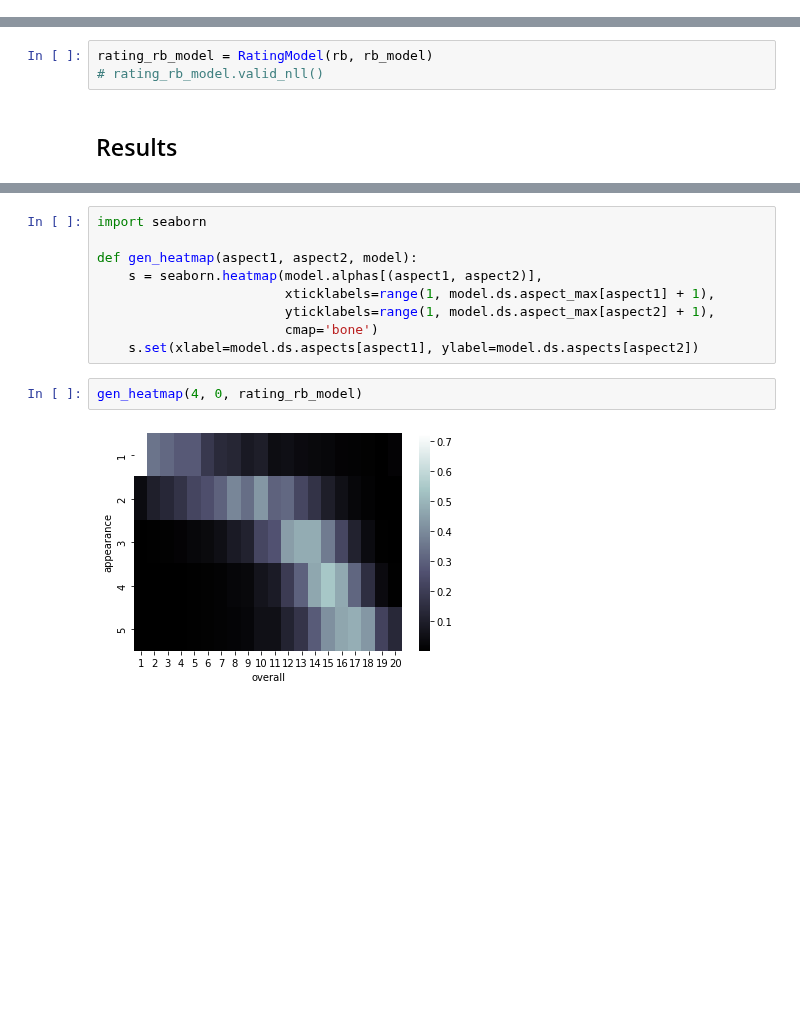
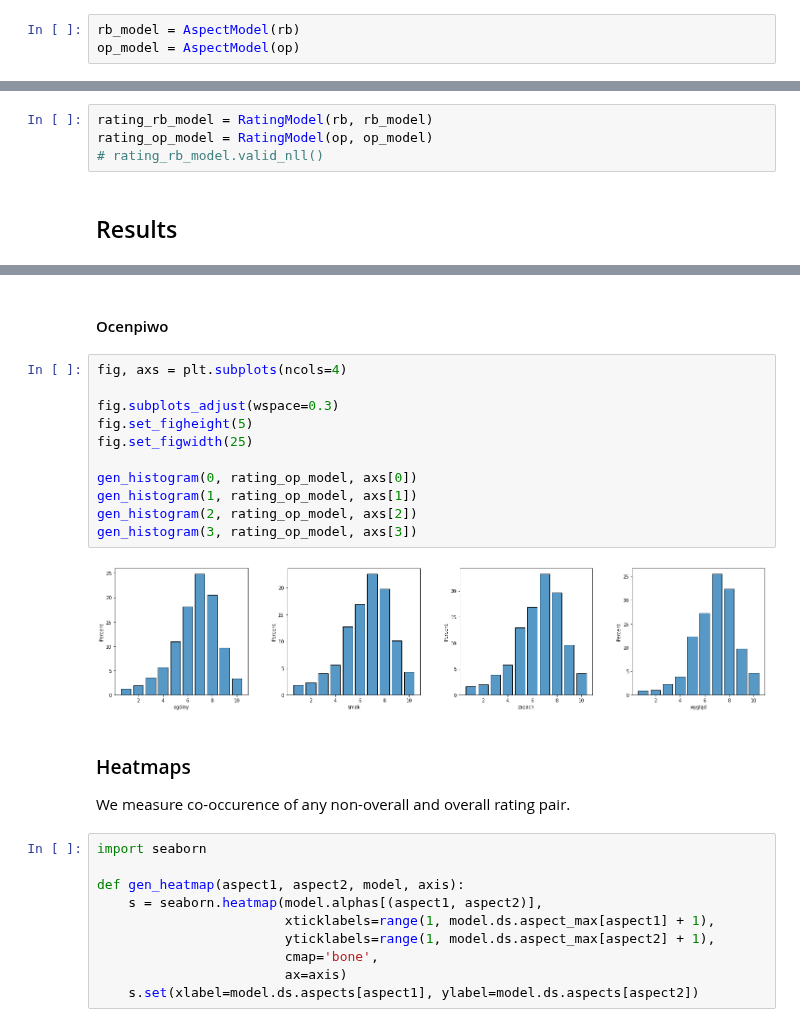
Before and after one commit to madziejm/1e100-ibu, a Jupyter notebook: 1e100ibu.ipynb, the cells around one changed output, grey strips where cells are left out. Cells and saved outputs as stored; diff of their text form; blank space fills up the shorter version.

```diff
--- a/1e100ibu.ipynb
+++ b/1e100ibu.ipynb
@@ -824,3 +839,6 @@ rb_model.load_weights('/content/saves/2022-02-07 18:16:04.214631-<class \'__main
+# %%
+rb_model = AspectModel(rb)
+op_model = AspectModel(op)
 # %% [markdown]
 ## PALELAGER based rating prediction
 # %% [markdown]
@@ -991,6 +1013,7 @@ class RatingModel():
             print()
 # %%
 rating_rb_model = RatingModel(rb, rb_model)
+rating_op_model = RatingModel(op, op_model)
 # rating_rb_model.valid_nll()
 # %% [markdown]
 ## Results
@@ -1069,13 +1127,29 @@ Predicted aspects ratings:  appearance: 5 aroma: 10 palate: 5 taste: 9 overall:
+# %% [markdown]
+#### Ocenpiwo
+# %%
+fig, axs = plt.subplots(ncols=4)
+
+fig.subplots_adjust(wspace=0.3)
+fig.set_figheight(5)
+fig.set_figwidth(25)
+
+gen_histogram(0, rating_op_model, axs[0])
+gen_histogram(1, rating_op_model, axs[1])
+gen_histogram(2, rating_op_model, axs[2])
+gen_histogram(3, rating_op_model, axs[3])
+# %% [output]
+[figure, added]
+# %% [markdown]
+### Heatmaps
+
+We measure co-occurence of any non-overall and overall rating pair.
 # %%
 import seaborn
 
-def gen_heatmap(aspect1, aspect2, model):
+def gen_heatmap(aspect1, aspect2, model, axis):
     s = seaborn.heatmap(model.alphas[(aspect1, aspect2)],
                         xticklabels=range(1, model.ds.aspect_max[aspect1] + 1),
                         yticklabels=range(1, model.ds.aspect_max[aspect2] + 1),
-                        cmap='bone')
+                        cmap='bone',
+                        ax=axis)
     s.set(xlabel=model.ds.aspects[aspect1], ylabel=model.ds.aspects[aspect2])
-# %%
-gen_heatmap(4, 0, rating_rb_model)
-# %% [output]
-[figure, removed]
```
Also changed, not shown: parts of 26 cells of this notebook.
